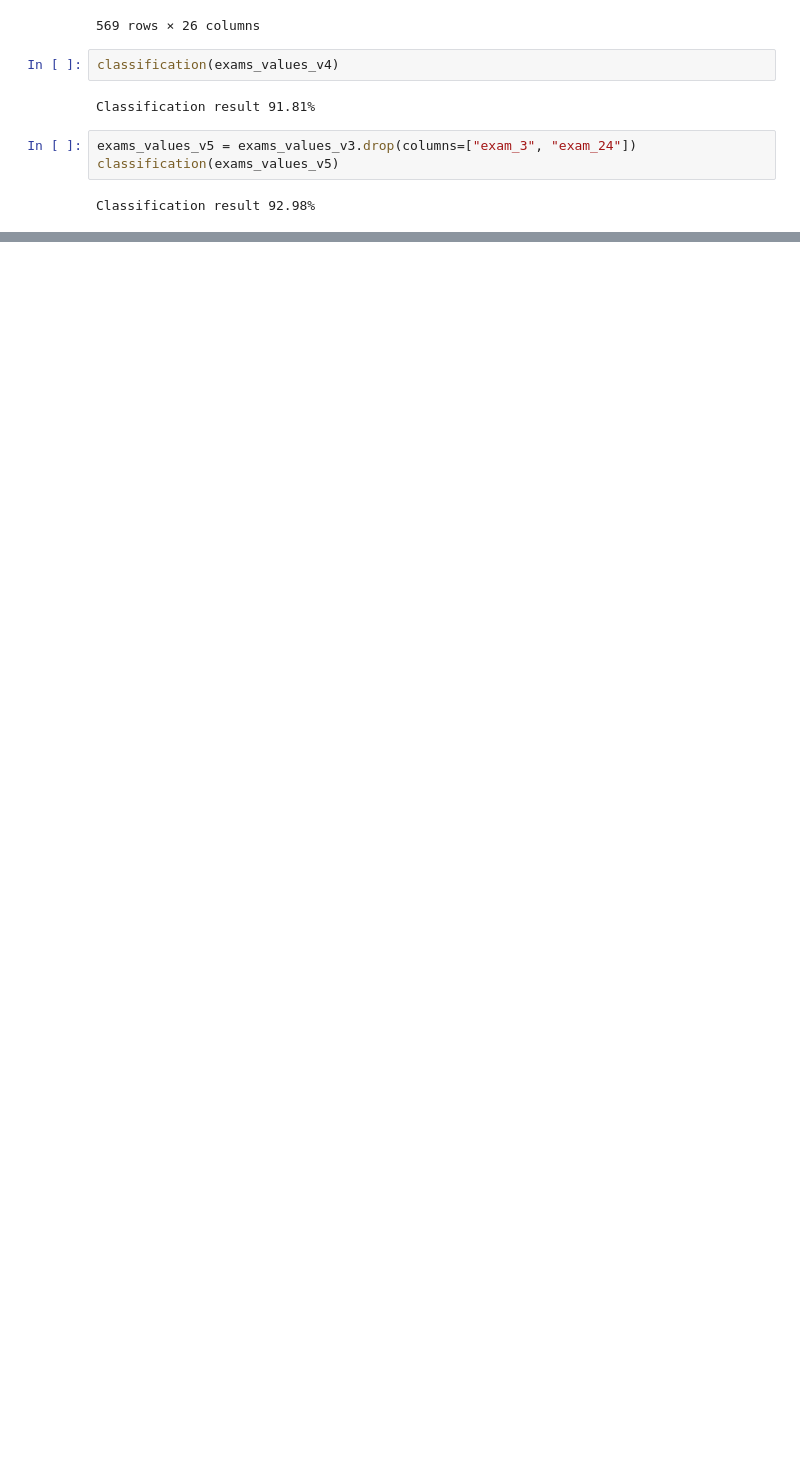
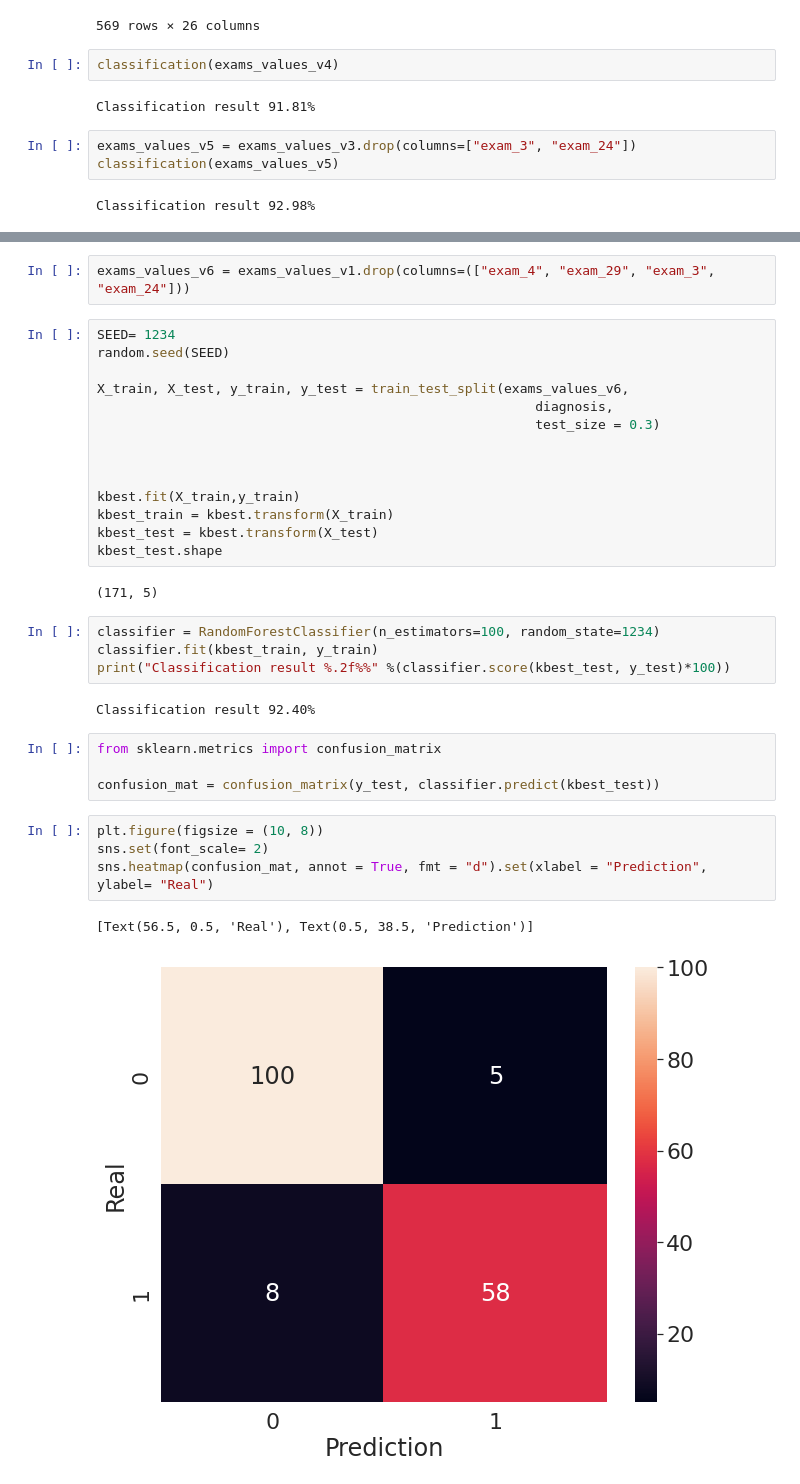
Before and after one commit to vazaee/multidimensional-data, a Jupyter notebook: multidimensional_data.ipynb, the cells around one changed output, grey strips where cells are left out. Saved outputs shown, nothing was run; the diff lists cells and outputs as text; blank space fills up the shorter version.

```diff
--- a/multidimensional_data.ipynb
+++ b/multidimensional_data.ipynb
@@ -209,0 +215,35 @@ Classification result 92.98%
+# %%
+exams_values_v6 = exams_values_v1.drop(columns=(["exam_4", "exam_29", "exam_3", "exam_24"]))
+# %%
+SEED= 1234
+random.seed(SEED)
+
+X_train, X_test, y_train, y_test = train_test_split(exams_values_v6,
+                                                        diagnosis,
+                                                        test_size = 0.3)
+
+
+
+kbest.fit(X_train,y_train)
+kbest_train = kbest.transform(X_train)
+kbest_test = kbest.transform(X_test)
+kbest_test.shape
+# %% [output]
+(171, 5)
+# %%
+classifier = RandomForestClassifier(n_estimators=100, random_state=1234)
+classifier.fit(kbest_train, y_train)
+print("Classification result %.2f%%" %(classifier.score(kbest_test, y_test)*100))
+# %% [output]
+Classification result 92.40%
+# %%
+from sklearn.metrics import confusion_matrix
+
+confusion_mat = confusion_matrix(y_test, classifier.predict(kbest_test))
+# %%
+plt.figure(figsize = (10, 8))
+sns.set(font_scale= 2)
+sns.heatmap(confusion_mat, annot = True, fmt = "d").set(xlabel = "Prediction", ylabel= "Real")
+# %% [output]
+[Text(56.5, 0.5, 'Real'), Text(0.5, 38.5, 'Prediction')]
+[figure, added]
```
Also changed, not shown: parts of 2 cells of this notebook.
